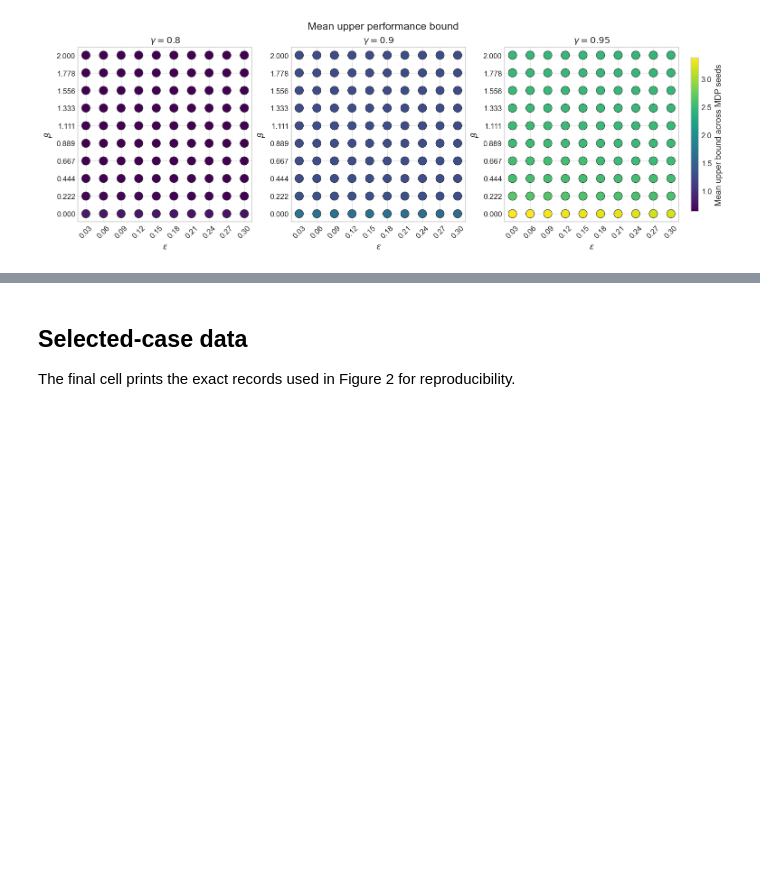
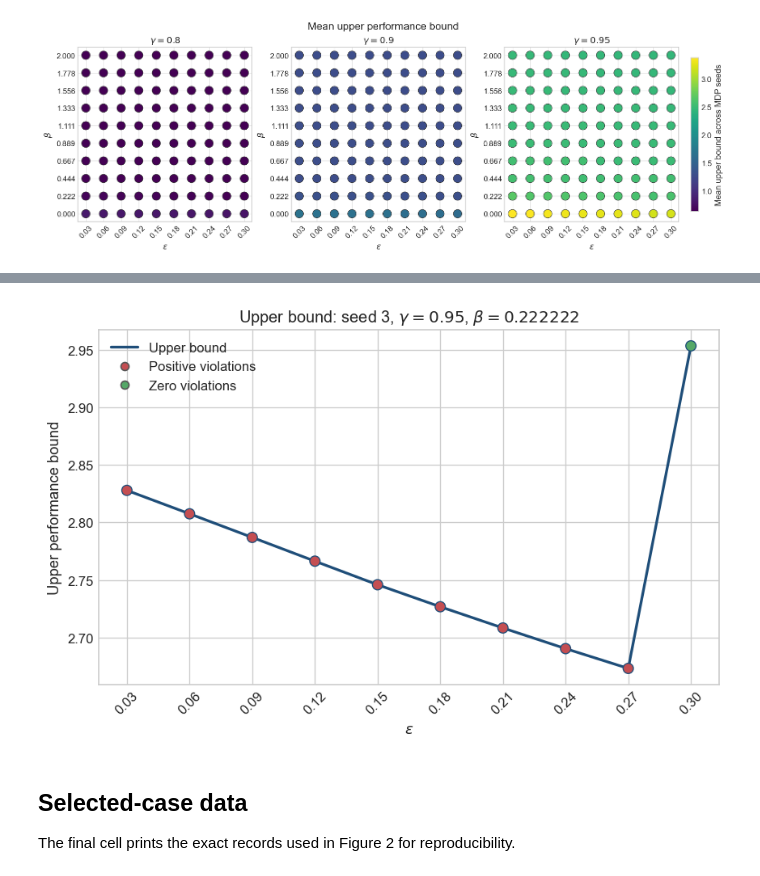
Before and after one commit to Loudwig/RemotePOMDP, a Jupyter notebook: experiments/gamma_beta_epsilon_analysis/gamma_beta_epsilon_analysis.ipynb, the cells around one changed output, grey strips where cells are left out. Cells and saved outputs as stored; diff of their text form; code cells hidden in the pictures; blank space fills up the shorter version.

```diff
--- a/experiments/gamma_beta_epsilon_analysis/gamma_beta_epsilon_analysis.ipynb
+++ b/experiments/gamma_beta_epsilon_analysis/gamma_beta_epsilon_analysis.ipynb
@@ -433,3 +626,51 @@ plt.show()
+# %%
+epsilon_sweep_fixed = AGE_DISTRIBUTION_FIXED
+epsilon_sweep = seed_runs.loc[
+    seed_runs["mdp_seed"].eq(epsilon_sweep_fixed["mdp_seed"])
+    & np.isclose(seed_runs["gamma"], epsilon_sweep_fixed["gamma"])
+    & np.isclose(seed_runs["beta"], epsilon_sweep_fixed["beta"])
+].sort_values("epsilon")
+
+if epsilon_sweep.empty:
+    print(f"No runs found for epsilon-sweep case {epsilon_sweep_fixed}.")
+else:
+    fig, ax = plt.subplots(figsize=(7.0, 4.5), layout="constrained")
+    status_colors = np.where(epsilon_sweep["core_violation_count"].gt(0), "#c44e52", "#55a868")
+    ax.plot(
+        epsilon_sweep["epsilon"],
+        epsilon_sweep["upper_bound"],
+        color="#1f4e79",
+        linewidth=2.0,
+        zorder=2,
+    )
+    ax.scatter(
+        epsilon_sweep["epsilon"],
+        epsilon_sweep["upper_bound"],
+        c=status_colors,
+        edgecolor="#1f4e79",
+        linewidth=0.8,
+        s=58,
+        zorder=3,
+    )
+    ax.set_xlabel(r"$\epsilon$")
+    ax.set_ylabel("Upper performance bound")
+    ax.set_xticks(epsilon_sweep["epsilon"].to_numpy())
+    ax.tick_params(axis="x", rotation=45)
+    ax.set_title(
+        rf"Upper bound: seed {epsilon_sweep_fixed['mdp_seed']}, "
+        rf"$\gamma={epsilon_sweep_fixed['gamma']:g}$, "
+        rf"$\beta={epsilon_sweep_fixed['beta']:g}$"
+    )
+    legend_handles = [
+        Line2D([0], [0], color="#1f4e79", lw=2, label="Upper bound"),
+        Line2D([0], [0], marker="o", color="none", markerfacecolor="#c44e52", markeredgecolor="#555555", label="Positive violations"),
+        Line2D([0], [0], marker="o", color="none", markerfacecolor="#55a868", markeredgecolor="#555555", label="Zero violations"),
+    ]
+    ax.legend(handles=legend_handles, loc="best")
+    save_figure(fig, "upper_bound_epsilon_sweep")
+    plt.show()
+# %% [output]
+[figure, added]
 # %% [markdown]
 ## Selected-case data
 
```
Also changed, not shown: parts of 7 cells of this notebook, 1 other file.
